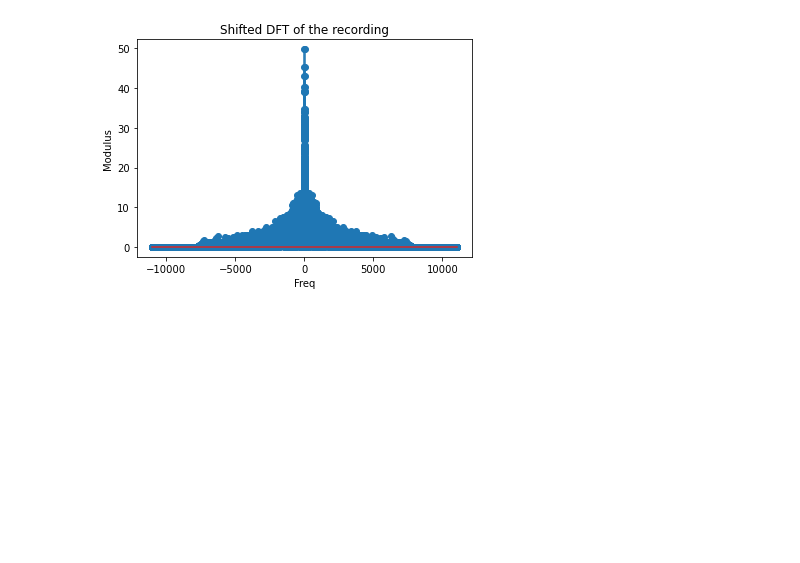
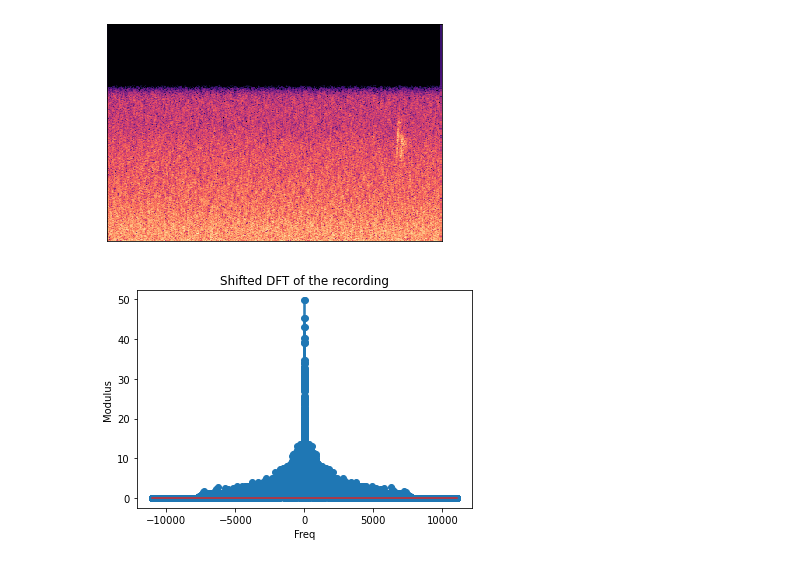
Before and after one commit to lancelotvvv/Kaggle_MLSPBird, a Jupyter notebook: feature_extraction/feature_extraction.ipynb, the cells around one changed output. Drawn from its saved outputs; the diff is of its cells as text; code cells hidden in the pictures; blank space fills up the shorter version.

```diff
--- a/feature_extraction/feature_extraction.ipynb
+++ b/feature_extraction/feature_extraction.ipynb
@@ -13,3 +15,7 @@ ipd.Audio(filename=audio.path)
+# %%
+P.display('spec')
+# %% [output]
+[figure, added]
 # %%
 import numpy as np
 import matplotlib.pyplot as plt
```
Also changed, not shown: parts of 5 cells of this notebook, 2 other files.
